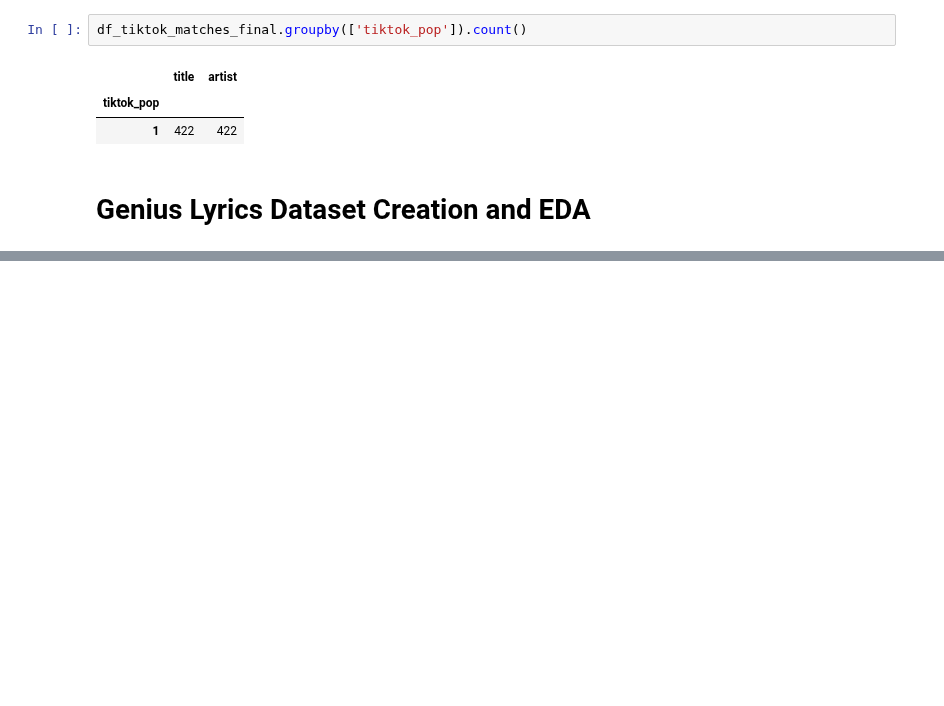
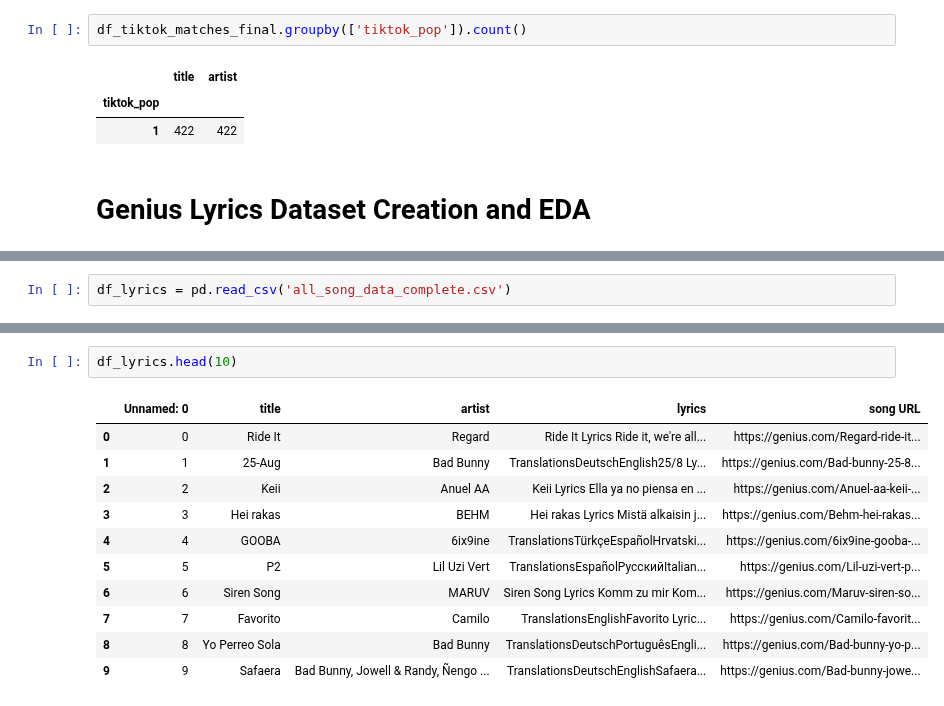
Before and after one commit to Joseph-Willem-Ricci/5450-final-project, a Jupyter notebook: 2023_04_08_CIS5450_Project.ipynb, the cells around one changed output, grey strips where cells are left out. Drawn from its saved outputs; the diff is of its cells as text; blank space fills up the shorter version.

```diff
--- a/2023_04_08_CIS5450_Project.ipynb
+++ b/2023_04_08_CIS5450_Project.ipynb
@@ -504,0 +490,2 @@ df_tiktok_matches_final.groupby(['tiktok_pop']).count()
+# %%
+df_lyrics = pd.read_csv('all_song_data_complete.csv')
@@ -504,0 +508,14 @@ df_tiktok_matches_final.groupby(['tiktok_pop']).count()
+# %%
+df_lyrics.head(10)
+# %% [output]
+|  | Unnamed: 0 | title | artist | lyrics | song URL |
+| 0 | 0 | Ride It | Regard | Ride It Lyrics Ride it, we're all... | https://genius.com/Regard-ride-it... |
+| 1 | 1 | 25-Aug | Bad Bunny | TranslationsDeutschEnglish25/8 Ly... | https://genius.com/Bad-bunny-25-8... |
+| 2 | 2 | Keii | Anuel AA | Keii Lyrics Ella ya no piensa en ... | https://genius.com/Anuel-aa-keii-... |
+| 3 | 3 | Hei rakas | BEHM | Hei rakas Lyrics Mistä alkaisin j... | https://genius.com/Behm-hei-rakas... |
+| 4 | 4 | GOOBA | 6ix9ine | TranslationsTürkçeEspañolHrvatski... | https://genius.com/6ix9ine-gooba-... |
+| 5 | 5 | P2 | Lil Uzi Vert | TranslationsEspañolРусскийItalian... | https://genius.com/Lil-uzi-vert-p... |
+| 6 | 6 | Siren Song | MARUV | Siren Song Lyrics Komm zu mir Kom... | https://genius.com/Maruv-siren-so... |
+| 7 | 7 | Favorito | Camilo | TranslationsEnglishFavorito Lyric... | https://genius.com/Camilo-favorit... |
+| 8 | 8 | Yo Perreo Sola | Bad Bunny | TranslationsDeutschPortuguêsEngli... | https://genius.com/Bad-bunny-yo-p... |
+| 9 | 9 | Safaera | Bad Bunny, Jowell & Randy, Ñengo ... | TranslationsDeutschEnglishSafaera... | https://genius.com/Bad-bunny-jowe... |
```
Also changed, not shown: parts of 48 cells of this notebook.
